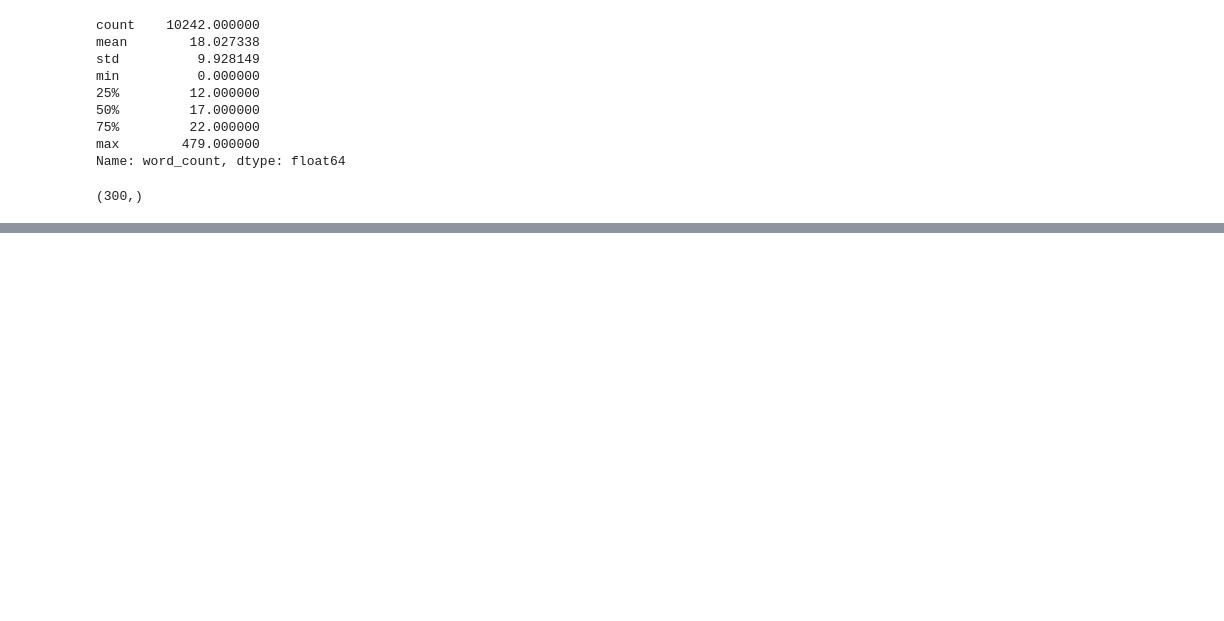
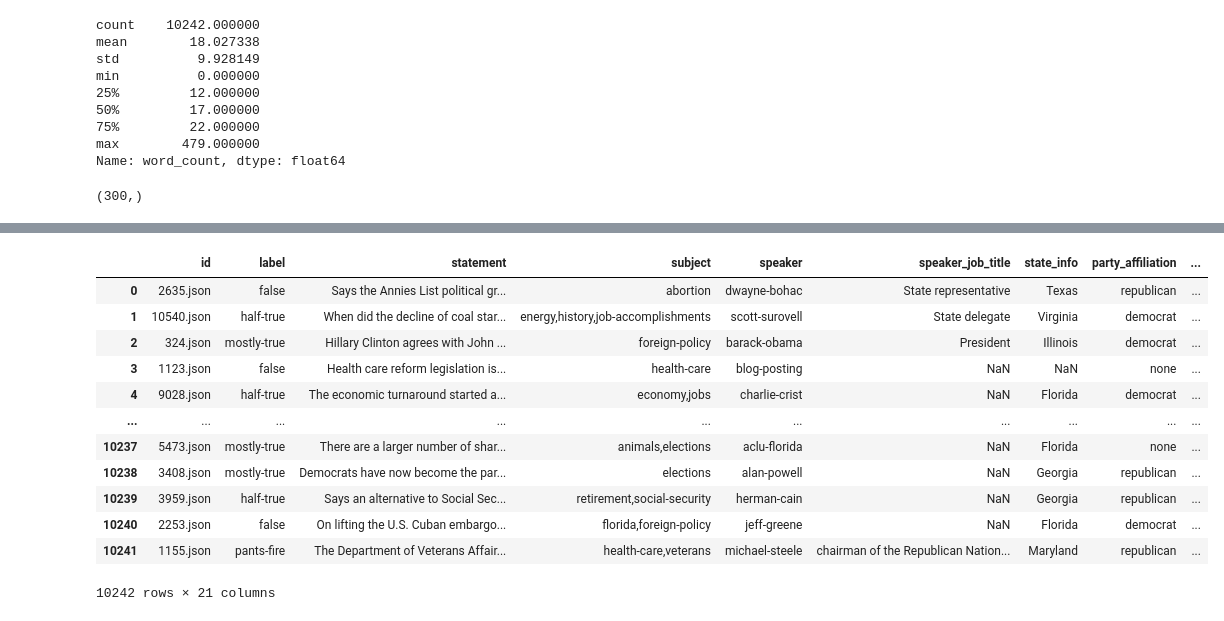
Before and after one commit to rxavier3/ai4good, a Jupyter notebook: pred.ipynb, the cells around one changed output, grey strips where cells are left out. Cells and saved outputs as stored; diff of their text form; code cells hidden in the pictures; blank space fills up the shorter version.

Commit message:
initial model (ryan)

```diff
--- a/pred.ipynb
+++ b/pred.ipynb
@@ -73,3 +118,25 @@ doc = nlp(datum['statement'])
 doc.vector.shape
 # %% [output]
 (300,)
+# %%
+from rapidfuzz import fuzz
+conservative_bigrams = pd.read_csv('top_conservative_bigrams.csv')['bigram']
+liberal_bigrams = pd.read_csv('top_liberal_bigrams.csv')['bigram']
+def match_counter(statement, bigram_list, threshold):
+    stat = nlp(str(statement))
+    word = [word.text.lower() for word in stat]
+    bigram_coll = [''.join(word[i:i+2]) for i in range(len(word)-1)]
+    matches = 0
+    for bigram in bigram_coll:
+        for check in bigram_list:
+            if fuzz.ratio(bigram, check) >= threshold:
+                matches += 1
+                break
+
+    return matches
+df['conservative_bigram_count'] = df['statement'].apply(
+    lambda x: match_counter(x, conservative_bigrams, threshold=70)
+)
+df['liberal_bigram_count'] = df['statement'].apply(
+    lambda x: match_counter(x, liberal_bigrams, threshold=70)
+)
@@ -76,34 +146,49 @@ doc.vector.shape
 # %%
 from sentence_transformers import SentenceTransformer
 import numpy as np
 import pandas as pd
 
 def chunk_text(text, chunk_size=200, overlap=50):
-    words = text.split()
+    words = str(text).split()
     chunks = []
     for i in range(0, len(words), chunk_size - overlap):
         chunk = " ".join(words[i:i+chunk_size])
         chunks.append(chunk)
     return chunks
 
 model = SentenceTransformer("all-MiniLM-L6-v2")  # small but high quality
 
 def embed_statement(text):
     chunks = chunk_text(text)
     embeddings = model.encode(chunks)
     return np.mean(embeddings, axis=0)  # average chunk embeddings
 
 df["embedding"] = df["statement"].apply(embed_statement)
-X = np.stack(df["embedding"])
-y = df["truth_value"]
+# X = np.stack(df["embedding"])
+# y = df["truth_value"]
 
-from sklearn.model_selection import train_test_split
-from sklearn.ensemble import RandomForestClassifier
-from sklearn.metrics import classification_report
+# from sklearn.model_selection import train_test_split
+# from sklearn.ensemble import RandomForestClassifier
+# from sklearn.metrics import classification_report
 
-X_train, X_test, y_train, y_test = train_test_split(X, y, test_size=0.2, random_state=42)
-clf = RandomForestClassifier()
-clf.fit(X_train, y_train)
+# X_train, X_test, y_train, y_test = train_test_split(X, y, test_size=0.2, random_state=42)
+# clf = RandomForestClassifier()
+# clf.fit(X_train, y_train)
 
-y_pred = clf.predict(X_test)
-print(classification_report(y_test, y_pred))
+# y_pred = clf.predict(X_test)
+# print(classification_report(y_test, y_pred))
+df
+# %% [output]
+|  | id | label | statement | subject | speaker | speaker_job_title | state_info | party_affiliation | ... |
+| 0 | 2635.json | false | Says the Annies List political gr... | abortion | dwayne-bohac | State representative | Texas | republican | ... |
+| 1 | 10540.json | half-true | When did the decline of coal star... | energy,history,job-accomplishments | scott-surovell | State delegate | Virginia | democrat | ... |
+| 2 | 324.json | mostly-true | Hillary Clinton agrees with John ... | foreign-policy | barack-obama | President | Illinois | democrat | ... |
+| 3 | 1123.json | false | Health care reform legislation is... | health-care | blog-posting | NaN | NaN | none | ... |
+| 4 | 9028.json | half-true | The economic turnaround started a... | economy,jobs | charlie-crist | NaN | Florida | democrat | ... |
+| ... | ... | ... | ... | ... | ... | ... | ... | ... | ... |
+| 10237 | 5473.json | mostly-true | There are a larger number of shar... | animals,elections | aclu-florida | NaN | Florida | none | ... |
+| 10238 | 3408.json | mostly-true | Democrats have now become the par... | elections | alan-powell | NaN | Georgia | republican | ... |
+| 10239 | 3959.json | half-true | Says an alternative to Social Sec... | retirement,social-security | herman-cain | NaN | Georgia | republican | ... |
+| 10240 | 2253.json | false | On lifting the U.S. Cuban embargo... | florida,foreign-policy | jeff-greene | NaN | Florida | democrat | ... |
+| 10241 | 1155.json | pants-fire | The Department of Veterans Affair... | health-care,veterans | michael-steele | chairman of the Republican Nation... | Maryland | republican | ... |
+10242 rows × 21 columns
```
Also changed, not shown: parts of 9 cells of this notebook, 4 other files.
